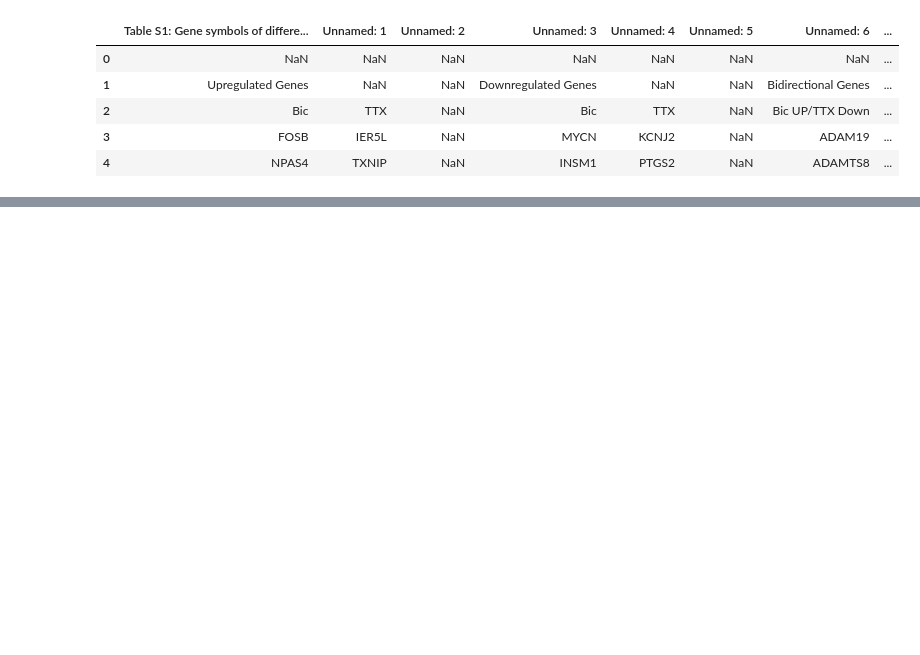
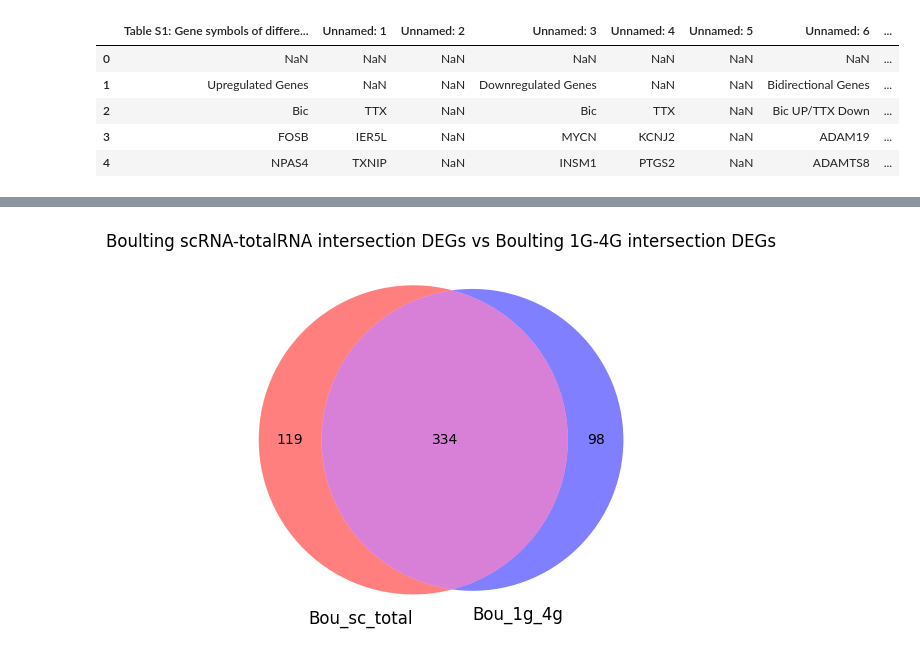
Before and after one commit to alecbarrios/Analysis, a Jupyter notebook: Homeostatic-Plasticity-Geneset.ipynb, the cells around one changed output, grey strips where cells are left out. Saved outputs shown, nothing was run; the diff lists cells and outputs as text; code cells hidden in the pictures; blank space fills up the shorter version.

Commit message:
Consolidated Boulting, Schaukowitch gene lists into ontologically tractable genesets. Beginning gProfiler work.

```diff
--- a/Homeostatic-Plasticity-Geneset.ipynb
+++ b/Homeostatic-Plasticity-Geneset.ipynb
@@ -131,0 +106,25 @@ plt.show()
+# %%
+#concatenate the Boulting 2020 DEGs into one list
+bou_total_degs = bou_sc_total_genes + three_inducible_in_both_1G_and_4G
+#remove NaNs from the Boulting DEGs list
+bou_total_degs = [x for x in bou_total_degs if str(x) != 'nan']
+#remove any duplicates from the Boulting DEGs list
+bou_total_degs = list(dict.fromkeys(bou_total_degs))
+#Run enrichment analysis on this gene list.
+len(bou_total_degs)
+
+venn2([set(bou_sc_total_genes), set(three_inducible_in_both_1G_and_4G)], set_labels = ('Bou_sc_total', 'Bou_1g_4g'), set_colors=('r', 'b'), alpha=0.5)
+plt.title('Boulting scRNA-totalRNA intersection DEGs vs Boulting 1G-4G intersection DEGs')
+plt.show()
+
+#Convert bou_total_degs from a list to a string
+bou_total_degs = str(bou_total_degs)
+#Replace all commas in bou_total_degs with a space
+bou_total_degs = bou_total_degs.replace(',', ' ')
+#Replace all ' with nothing
+bou_total_degs = bou_total_degs.replace("'", "")
+
+with open('bou_total_degs.txt', 'w') as f:
+    f.write(bou_total_degs)
+# %% [output]
+[figure, added]
```
Also changed, not shown: parts of 8 cells of this notebook, 6 other files.
